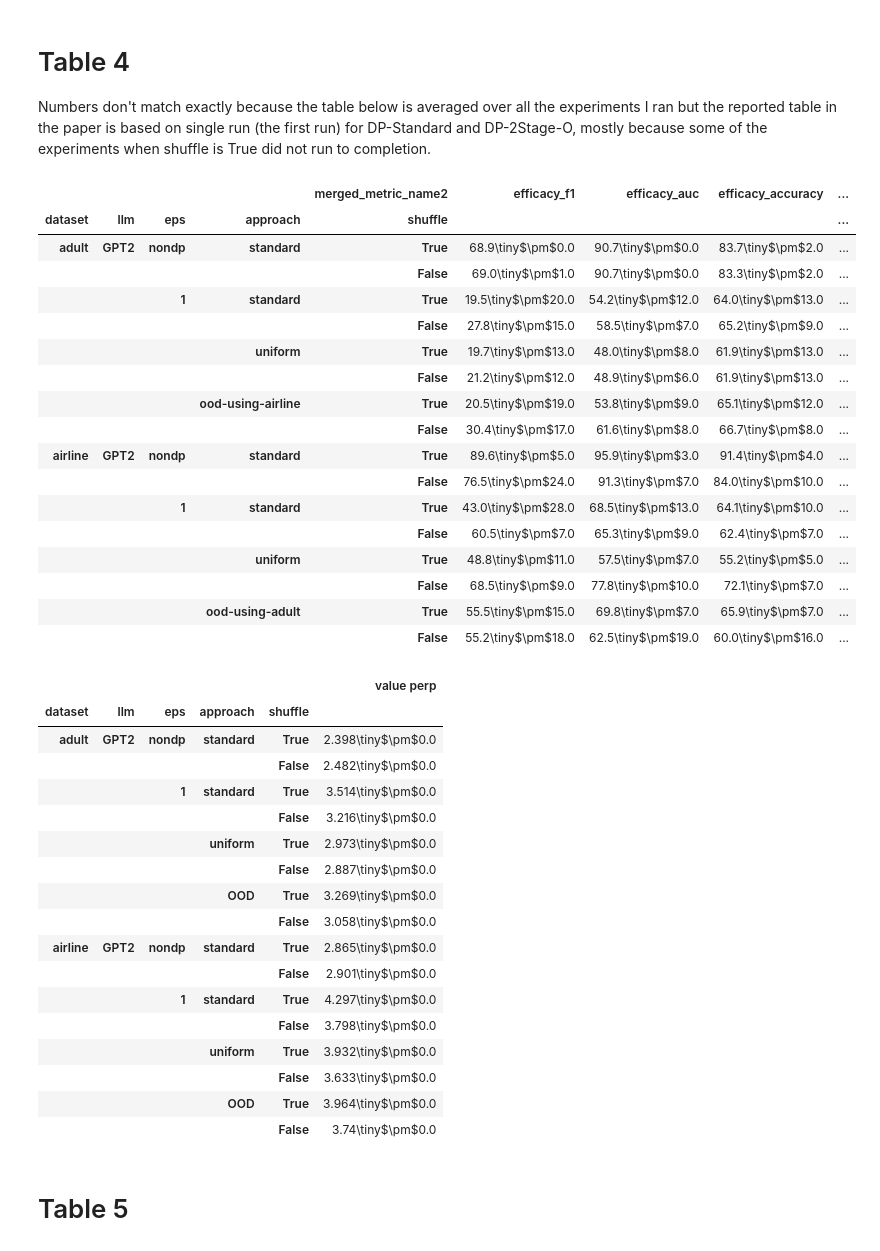
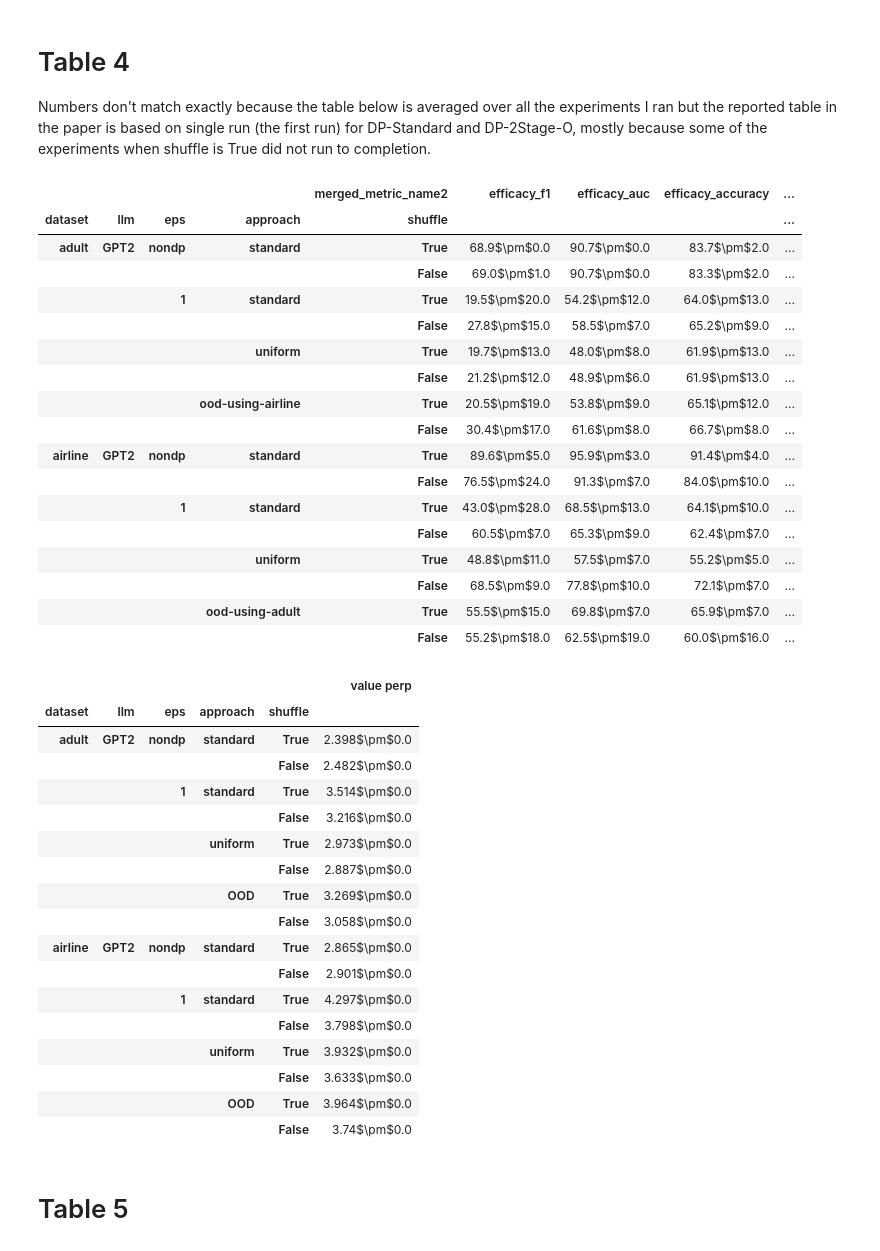
Before and after one commit to tejuafonja/DP-2Stage, a Jupyter notebook: notebooks/tables.ipynb, the cells around one changed output. Cells and saved outputs as stored; diff of their text form; code cells hidden in the pictures.

```diff
--- a/notebooks/tables.ipynb
+++ b/notebooks/tables.ipynb
@@ -156,50 +156,50 @@ eps=1
 
 query1=f"llm=='GPT2'and dataset in ('adult', 'airline') and LR=='0.0005' and approach == 'standard' and impute=='False' and eps=={eps} and wl == '-1'"
 query2=f"llm=='GPT2'and dataset in ('adult', 'airline') and LR=='0.0005' and approach == 'standard' and shuffle == 'True' and impute=='True' and eps=={eps} and wl == '-1'"
 query3=f"llm=='GPT2' and dataset in ('adult', 'airline') and LR=='0.0005' and shuffle == 'True' and impute=='False' and eps=='nondp'"
 query4=f"llm=='GPT2' and dataset in ('adult', 'airline') and LR=='0.0005' and shuffle == 'False' and impute=='False' and eps=='nondp'"
 query5=f"llm=='GPT2' and dataset in ('adult', 'airline') and LR=='0.0005' and approach == 'uniform' and shuffle == 'False' and impute=='False' and eps=={eps} and wl == '0.65'"
 query6=f"llm=='GPT2' and dataset in ('adult', 'airline') and LR=='0.0005' and approach == 'uniform' and shuffle == 'True' and impute=='True' and eps=={eps} and wl == '0.65'"
 query7=f"llm=='GPT2' and dataset in ('adult', 'airline') and LR=='0.0005' and approach == 'ood-using-adult' and shuffle == 'False' and impute=='False' and eps=={eps} and wl == '0.65'"
 query8=f"llm=='GPT2' and dataset in ('adult', 'airline') and LR=='0.0005' and approach == 'ood-using-adult' and shuffle == 'True' and impute=='True' and eps=={eps} and wl == '0.65'"
 query9=f"llm=='GPT2' and dataset in ('adult', 'airline') and LR=='0.0005' and approach == 'ood-using-airline' and shuffle == 'False' and impute=='False' and eps=={eps} and wl == '0.65'"
 query10=f"llm=='GPT2' and dataset in ('adult', 'airline') and LR=='0.0005' and approach == 'ood-using-airline' and shuffle == 'True' and impute=='True' and eps=={eps} and wl == '0.65'"
 
 index=["dataset", "llm", "finetune_type", "folder_name", "bs", "train_epoch", "chkt_epoch","eps", "clip",'fake_size', "LR", "shuffle", "impute", "wl", "approach"]
 df_tmp=df.query(f"{query1} or {query2} or {query3} or {query4} or {query5} or {query6} or {query7} or {query8} or {query9} or {query10}")
 df_tmp=df_tmp[df_tmp['exp'] != 'baselines_adult']
 df_tmp=df_tmp[df_tmp['exp'] != 'baseline-test_airline']
 df_tmp = df_tmp[df_tmp.fake_path.apply(lambda x: 'baselines' not in x)]
 df_tmp['score']=df_tmp.apply(lambda x: x['score'] * 100 if x['metric'] == 'correlation_accuracy' or x['metric'] == 'pairwise_similarity' else x['score'], axis=1)
 
 columns=["merged_metric_name2"]
 tabular_metrics=['efficacy_f1', 'efficacy_auc', 'efficacy_accuracy', 'histogram_mean']
 # assert len(df_tmp.fake_path.unique()) == (6*2*4) + (5*1*4)
 
 ROUND=1
-df_tmpp = df_tmp.groupby(index+columns).agg(lambda x:"\tiny$\pm$".join([str(x.mean().round(ROUND)), str(x.std().round(ROUND-1))]))[["score"]].reset_index().pivot(columns=columns, index=index, values="score").fillna("-")
+df_tmpp = df_tmp.groupby(index+columns).agg(lambda x:"$\pm$".join([str(x.mean().round(ROUND)), str(x.std().round(ROUND-1))]))[["score"]].reset_index().pivot(columns=columns, index=index, values="score").fillna("-")
 df_tmpp=df_tmpp.reset_index().set_index(['dataset', 'llm', 'eps', 'approach', 'shuffle'])[tabular_metrics].loc[['adult', 'airline'], :, ['nondp', 1], ['standard', 'uniform', 'ood-using-adult', 'ood-using-airline'], ['True', 'False']]
 
 df_tmpp
 # %% [output]
 |  |  |  |  | merged_metric_name2 | efficacy_f1 | efficacy_auc | efficacy_accuracy | ... |
 | dataset | llm | eps | approach | shuffle |  |  |  | ... |
-| adult | GPT2 | nondp | standard | True | 68.9\tiny$\pm$0.0 | 90.7\tiny$\pm$0.0 | 83.7\tiny$\pm$2.0 | ... |
-|  |  |  |  | False | 69.0\tiny$\pm$1.0 | 90.7\tiny$\pm$0.0 | 83.3\tiny$\pm$2.0 | ... |
-|  |  | 1 | standard | True | 19.5\tiny$\pm$20.0 | 54.2\tiny$\pm$12.0 | 64.0\tiny$\pm$13.0 | ... |
-|  |  |  |  | False | 27.8\tiny$\pm$15.0 | 58.5\tiny$\pm$7.0 | 65.2\tiny$\pm$9.0 | ... |
-|  |  |  | uniform | True | 19.7\tiny$\pm$13.0 | 48.0\tiny$\pm$8.0 | 61.9\tiny$\pm$13.0 | ... |
-|  |  |  |  | False | 21.2\tiny$\pm$12.0 | 48.9\tiny$\pm$6.0 | 61.9\tiny$\pm$13.0 | ... |
-|  |  |  | ood-using-airline | True | 20.5\tiny$\pm$19.0 | 53.8\tiny$\pm$9.0 | 65.1\tiny$\pm$12.0 | ... |
-|  |  |  |  | False | 30.4\tiny$\pm$17.0 | 61.6\tiny$\pm$8.0 | 66.7\tiny$\pm$8.0 | ... |
-| airline | GPT2 | nondp | standard | True | 89.6\tiny$\pm$5.0 | 95.9\tiny$\pm$3.0 | 91.4\tiny$\pm$4.0 | ... |
-|  |  |  |  | False | 76.5\tiny$\pm$24.0 | 91.3\tiny$\pm$7.0 | 84.0\tiny$\pm$10.0 | ... |
-|  |  | 1 | standard | True | 43.0\tiny$\pm$28.0 | 68.5\tiny$\pm$13.0 | 64.1\tiny$\pm$10.0 | ... |
-|  |  |  |  | False | 60.5\tiny$\pm$7.0 | 65.3\tiny$\pm$9.0 | 62.4\tiny$\pm$7.0 | ... |
-|  |  |  | uniform | True | 48.8\tiny$\pm$11.0 | 57.5\tiny$\pm$7.0 | 55.2\tiny$\pm$5.0 | ... |
-|  |  |  |  | False | 68.5\tiny$\pm$9.0 | 77.8\tiny$\pm$10.0 | 72.1\tiny$\pm$7.0 | ... |
-|  |  |  | ood-using-adult | True | 55.5\tiny$\pm$15.0 | 69.8\tiny$\pm$7.0 | 65.9\tiny$\pm$7.0 | ... |
-|  |  |  |  | False | 55.2\tiny$\pm$18.0 | 62.5\tiny$\pm$19.0 | 60.0\tiny$\pm$16.0 | ... |
+| adult | GPT2 | nondp | standard | True | 68.9$\pm$0.0 | 90.7$\pm$0.0 | 83.7$\pm$2.0 | ... |
+|  |  |  |  | False | 69.0$\pm$1.0 | 90.7$\pm$0.0 | 83.3$\pm$2.0 | ... |
+|  |  | 1 | standard | True | 19.5$\pm$20.0 | 54.2$\pm$12.0 | 64.0$\pm$13.0 | ... |
+|  |  |  |  | False | 27.8$\pm$15.0 | 58.5$\pm$7.0 | 65.2$\pm$9.0 | ... |
+|  |  |  | uniform | True | 19.7$\pm$13.0 | 48.0$\pm$8.0 | 61.9$\pm$13.0 | ... |
+|  |  |  |  | False | 21.2$\pm$12.0 | 48.9$\pm$6.0 | 61.9$\pm$13.0 | ... |
+|  |  |  | ood-using-airline | True | 20.5$\pm$19.0 | 53.8$\pm$9.0 | 65.1$\pm$12.0 | ... |
+|  |  |  |  | False | 30.4$\pm$17.0 | 61.6$\pm$8.0 | 66.7$\pm$8.0 | ... |
+| airline | GPT2 | nondp | standard | True | 89.6$\pm$5.0 | 95.9$\pm$3.0 | 91.4$\pm$4.0 | ... |
+|  |  |  |  | False | 76.5$\pm$24.0 | 91.3$\pm$7.0 | 84.0$\pm$10.0 | ... |
+|  |  | 1 | standard | True | 43.0$\pm$28.0 | 68.5$\pm$13.0 | 64.1$\pm$10.0 | ... |
+|  |  |  |  | False | 60.5$\pm$7.0 | 65.3$\pm$9.0 | 62.4$\pm$7.0 | ... |
+|  |  |  | uniform | True | 48.8$\pm$11.0 | 57.5$\pm$7.0 | 55.2$\pm$5.0 | ... |
+|  |  |  |  | False | 68.5$\pm$9.0 | 77.8$\pm$10.0 | 72.1$\pm$7.0 | ... |
+|  |  |  | ood-using-adult | True | 55.5$\pm$15.0 | 69.8$\pm$7.0 | 65.9$\pm$7.0 | ... |
+|  |  |  |  | False | 55.2$\pm$18.0 | 62.5$\pm$19.0 | 60.0$\pm$16.0 | ... |
 # %%
 df2 = pd.read_csv("./results/perp_metrics_synth_data_paths_29.09.24.csv")
 df2["fake_path"]=df2.name
@@ -254,27 +254,27 @@ index2=index2+["approach"]
 df_tmp=df2.query(f"{query1} or {query2} or {query3} or {query4} or {query5} or {query6} or {query7} or {query8}")
 columns2=['value perp']
 ROUND2=3
-df_tmpp=df_tmp.groupby(index2).agg(lambda x:"\tiny$\pm$".join([str(x.mean().round(ROUND2)), str(x.std().round(ROUND-1))]))[columns2]
+df_tmpp=df_tmp.groupby(index2).agg(lambda x:"$\pm$".join([str(x.mean().round(ROUND2)), str(x.std().round(ROUND-1))]))[columns2]
 df_tmpp.reset_index().set_index(['dataset', 'llm', 'eps', 'approach', 'shuffle'])[['value perp']].loc[['adult', 'airline'], :, ['nondp', 1], ['standard', 'uniform', 'OOD'], ['True', 'False']]
 # %% [output]
 |  |  |  |  |  | value perp |
 | dataset | llm | eps | approach | shuffle |  |
-| adult | GPT2 | nondp | standard | True | 2.398\tiny$\pm$0.0 |
-|  |  |  |  | False | 2.482\tiny$\pm$0.0 |
-|  |  | 1 | standard | True | 3.514\tiny$\pm$0.0 |
-|  |  |  |  | False | 3.216\tiny$\pm$0.0 |
-|  |  |  | uniform | True | 2.973\tiny$\pm$0.0 |
-|  |  |  |  | False | 2.887\tiny$\pm$0.0 |
-|  |  |  | OOD | True | 3.269\tiny$\pm$0.0 |
-|  |  |  |  | False | 3.058\tiny$\pm$0.0 |
-| airline | GPT2 | nondp | standard | True | 2.865\tiny$\pm$0.0 |
-|  |  |  |  | False | 2.901\tiny$\pm$0.0 |
-|  |  | 1 | standard | True | 4.297\tiny$\pm$0.0 |
-|  |  |  |  | False | 3.798\tiny$\pm$0.0 |
-|  |  |  | uniform | True | 3.932\tiny$\pm$0.0 |
-|  |  |  |  | False | 3.633\tiny$\pm$0.0 |
-|  |  |  | OOD | True | 3.964\tiny$\pm$0.0 |
-|  |  |  |  | False | 3.74\tiny$\pm$0.0 |
+| adult | GPT2 | nondp | standard | True | 2.398$\pm$0.0 |
+|  |  |  |  | False | 2.482$\pm$0.0 |
+|  |  | 1 | standard | True | 3.514$\pm$0.0 |
+|  |  |  |  | False | 3.216$\pm$0.0 |
+|  |  |  | uniform | True | 2.973$\pm$0.0 |
+|  |  |  |  | False | 2.887$\pm$0.0 |
+|  |  |  | OOD | True | 3.269$\pm$0.0 |
+|  |  |  |  | False | 3.058$\pm$0.0 |
+| airline | GPT2 | nondp | standard | True | 2.865$\pm$0.0 |
+|  |  |  |  | False | 2.901$\pm$0.0 |
+|  |  | 1 | standard | True | 4.297$\pm$0.0 |
+|  |  |  |  | False | 3.798$\pm$0.0 |
+|  |  |  | uniform | True | 3.932$\pm$0.0 |
+|  |  |  |  | False | 3.633$\pm$0.0 |
+|  |  |  | OOD | True | 3.964$\pm$0.0 |
+|  |  |  |  | False | 3.74$\pm$0.0 |
 # %% [markdown]
 # Table 5
 # %%
```
Also changed, not shown: parts of 3 cells of this notebook.
